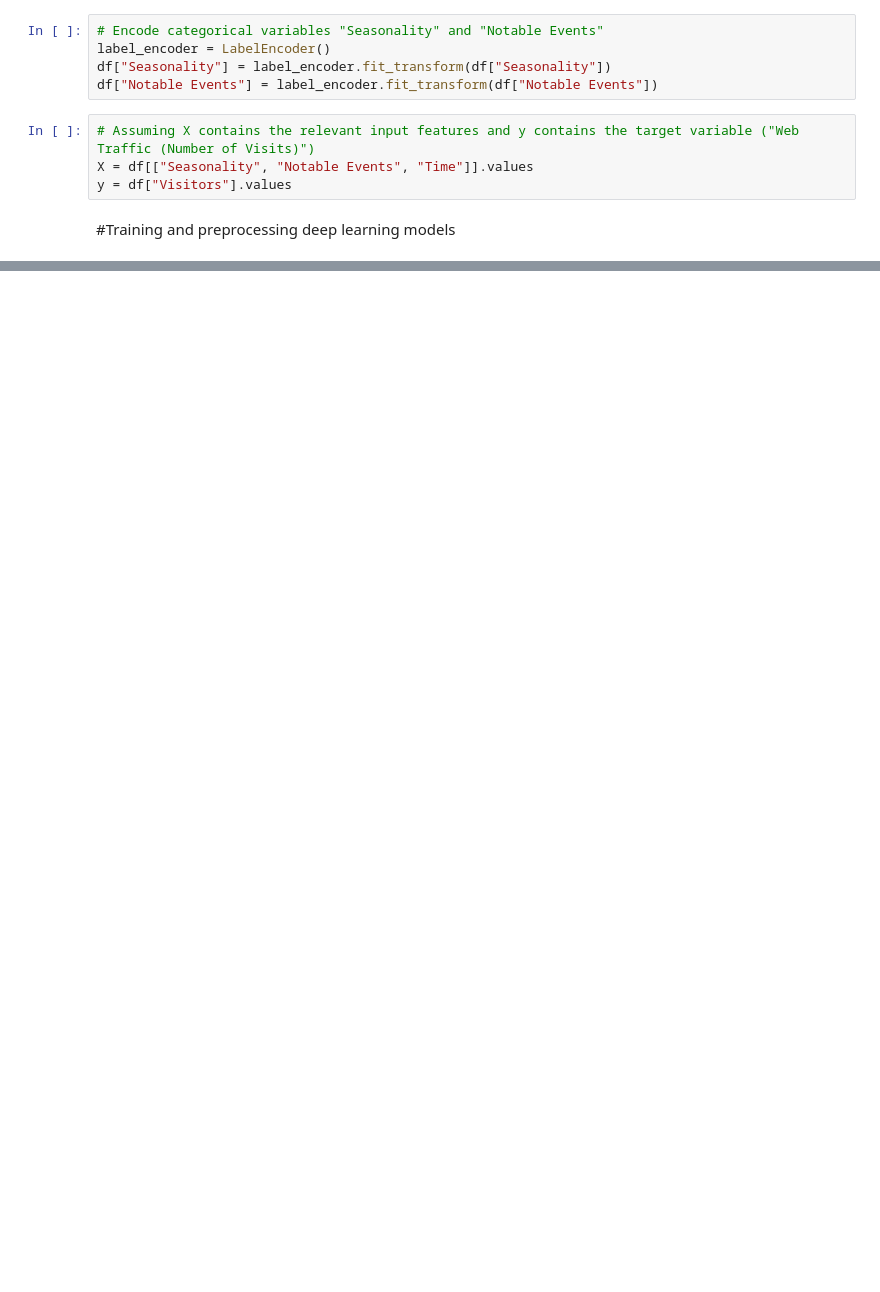
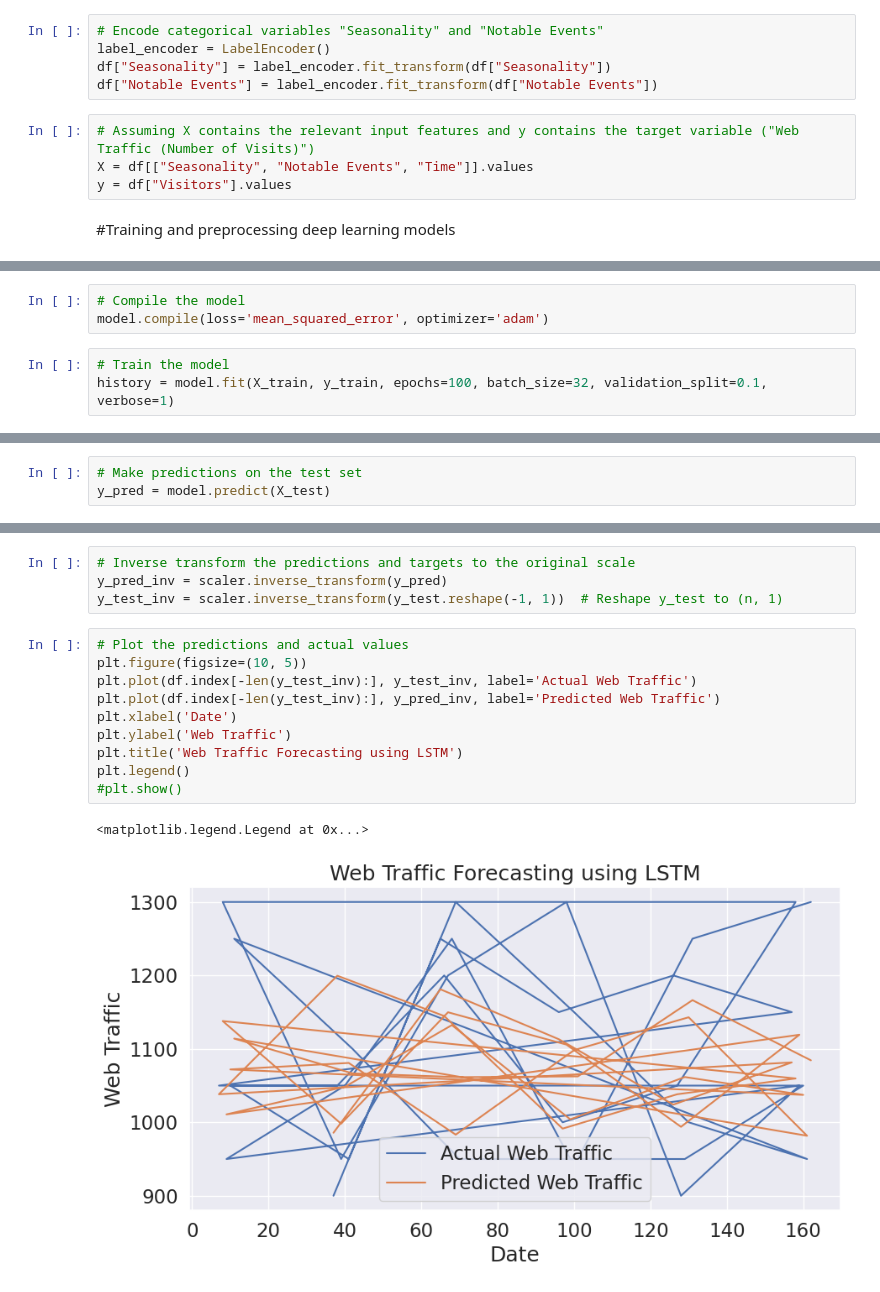
Before and after one commit to oluboladedeb/Web-traffic-forecasting, a Jupyter notebook: Ultimate_Year_Capstone_Project.ipynb, the cells around one changed output, grey strips where cells are left out. Cells and saved outputs as stored; diff of their text form; blank space fills up the shorter version.

```diff
--- a/Ultimate_Year_Capstone_Project.ipynb
+++ b/Ultimate_Year_Capstone_Project.ipynb
@@ -342,0 +365,6 @@ NameError: ignored
+# %%
+# Compile the model
+model.compile(loss='mean_squared_error', optimizer='adam')
+# %%
+# Train the model
+history = model.fit(X_train, y_train, epochs=100, batch_size=32, validation_split=0.1, verbose=1)
@@ -342,0 +395,3 @@ NameError: ignored
+# %%
+# Make predictions on the test set
+y_pred = model.predict(X_test)
@@ -342,0 +400,17 @@ NameError: ignored
+# %%
+# Inverse transform the predictions and targets to the original scale
+y_pred_inv = scaler.inverse_transform(y_pred)
+y_test_inv = scaler.inverse_transform(y_test.reshape(-1, 1))  # Reshape y_test to (n, 1)
+# %%
+# Plot the predictions and actual values
+plt.figure(figsize=(10, 5))
+plt.plot(df.index[-len(y_test_inv):], y_test_inv, label='Actual Web Traffic')
+plt.plot(df.index[-len(y_test_inv):], y_pred_inv, label='Predicted Web Traffic')
+plt.xlabel('Date')
+plt.ylabel('Web Traffic')
+plt.title('Web Traffic Forecasting using LSTM')
+plt.legend()
+#plt.show()
+# %% [output]
+<matplotlib.legend.Legend at 0x...>
+[figure, added]
```
Also changed, not shown: parts of 30 cells of this notebook.
